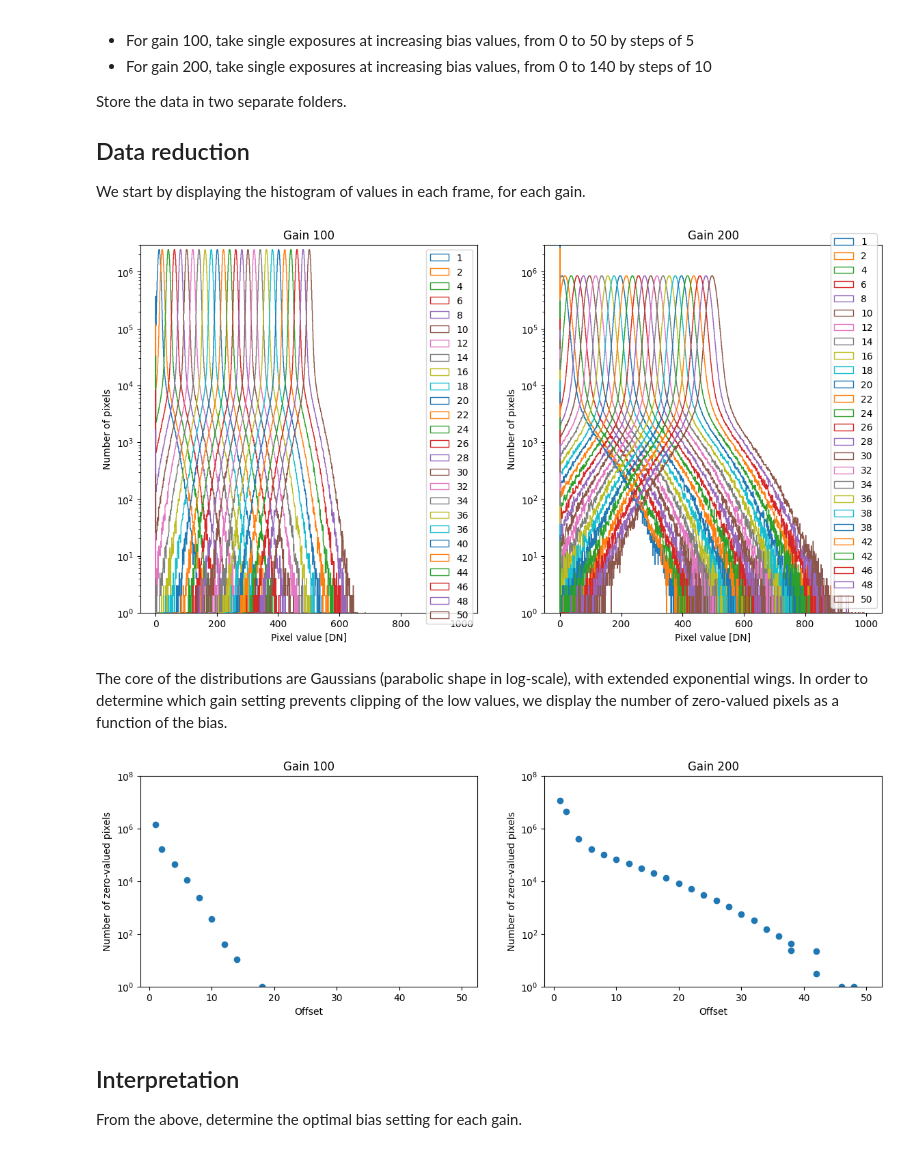
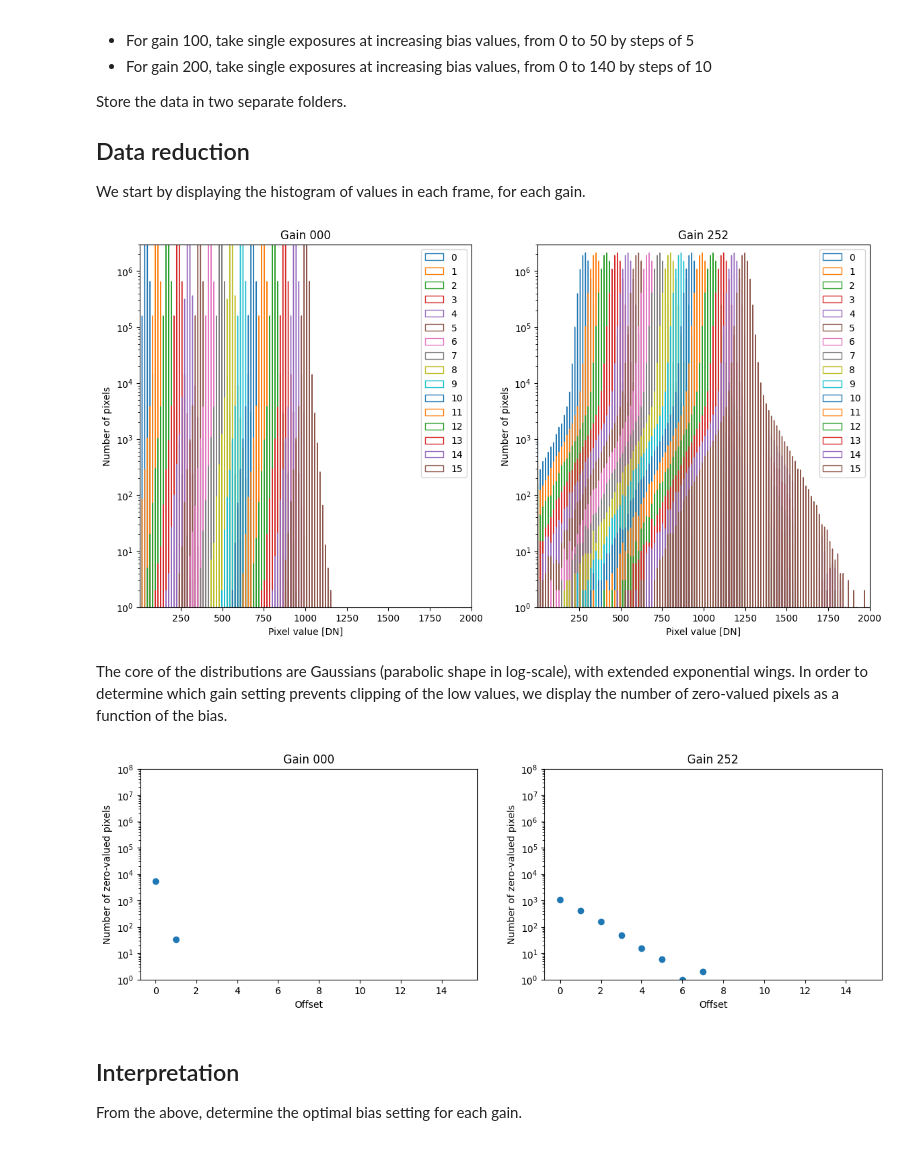
Before and after one commit to frederic-auchere/OHP, a Jupyter notebook: bias.ipynb, the cells around one changed output. Cells and saved outputs as stored; diff of their text form; code cells hidden in the pictures.

```diff
--- a/bias.ipynb
+++ b/bias.ipynb
@@ -11,7 +11,7 @@ from astropy.io import fits
 from astropy.visualization import PercentileInterval, LinearStretch, ImageNormalize
 
 # change to your file
-file = r'D:\ZWO ASI2600MM Pro\2023-07-08\BIAS\G100\2023-07-08_20-32-47__5.80_0.00s_0003.fits'
+file = r"C:\Users\fauchere\Pictures\ASI585\20250628\G000\BIAS\2025-06-28_19-49-34__-9.60_0.00s_0001.fits"
 
 bias_frame = fits.getdata(file)
 
@@ -47,44 +47,45 @@ import numpy as np
 from tqdm import tqdm
 
 # change to the two folders in which the data was saved
-paths = [r'D:\ZWO ASI2600MM Pro\2023-07-08\BIAS\G100',
-         r'D:\ZWO ASI2600MM Pro\2023-07-08\BIAS\G200']
+paths = [r'C:\Users\fauchere\Pictures\ASI585\20250628\G000\BIAS',
+         r'C:\Users\fauchere\Pictures\ASI585\20250628\G252\BIAS']
 
 fig, axes = plt.subplots(1, 2, figsize=(14, 7))
 
 offsets_per_gain = []  # used to store the offset values for each gain
 zeros_per_gain = []  # used to store the number of zero-valued pixels for each gain
 
-for path, ax, title in zip(paths, axes.flatten(), ['Gain 100', 'Gain 200']):
+for path, ax, title in zip(paths, axes.flatten(), ['Gain 000', 'Gain 252']):
 
     files = glob.glob(os.path.join(path, '*.fits'))
     offsets = np.array([fits.getheader(file)['OFFSET'] for file in files])
     offsets, files = zip(*sorted(zip(offsets, files)))
     offsets_per_gain.append(offsets)
 
     zeros = []
     for file, offset in tqdm(zip(files, offsets), total=len(files)):
         data = fits.getdata(file)
         zero = (data <= 4).sum()
         zeros.append(zero)
-        ax.hist(data.flatten(), histtype='step', bins=1000, range=[0, 1000], label=f'{offset}')
+        ax.hist(data.flatten(), histtype='step', bins=2000, range=[0, 2000], label=f'{offset}')
 
     zeros_per_gain.append(zeros)
 
     ax.set_xlabel('Pixel value [DN]')
     ax.set_ylabel('Number of pixels')
     ax.set_ylim(1, 3e6)
+    ax.set_xlim(1, 2000)
     ax.set_yscale('log')
     ax.set_title(title)
     ax.legend()
 # %% [output]
-[figure, old version]
+[figure, new version]
 # %% [markdown]
 The core of the distributions are Gaussians (parabolic shape in log-scale), with extended exponential wings. In order to determine which gain setting prevents clipping of the low values, we display the number of zero-valued pixels as a function of the bias.
 # %%
 fig, axes = plt.subplots(1, 2, figsize=(14, 4))
 
-for ax, offsets, zeros, title in zip(axes.flatten(), offsets_per_gain, zeros_per_gain, ['Gain 100', 'Gain 200']):
+for ax, offsets, zeros, title in zip(axes.flatten(), offsets_per_gain, zeros_per_gain, ['Gain 000', 'Gain 252']):
     ax.scatter(offsets, zeros)
     ax.set_xlabel('Offset')
     ax.set_ylabel('Number of zero-valued pixels')
@@ -92,7 +93,7 @@ for ax, offsets, zeros, title in zip(axes.flatten(), offsets_per_gain, zeros_per
     ax.set_ylim(1, 1e8)
     ax.set_title(title)
 # %% [output]
-[figure, old version]
+[figure, new version]
 # %% [markdown]
 ## Interpretation
 
```
Also changed, not shown: parts of 1 cell of this notebook, 9 other files.
